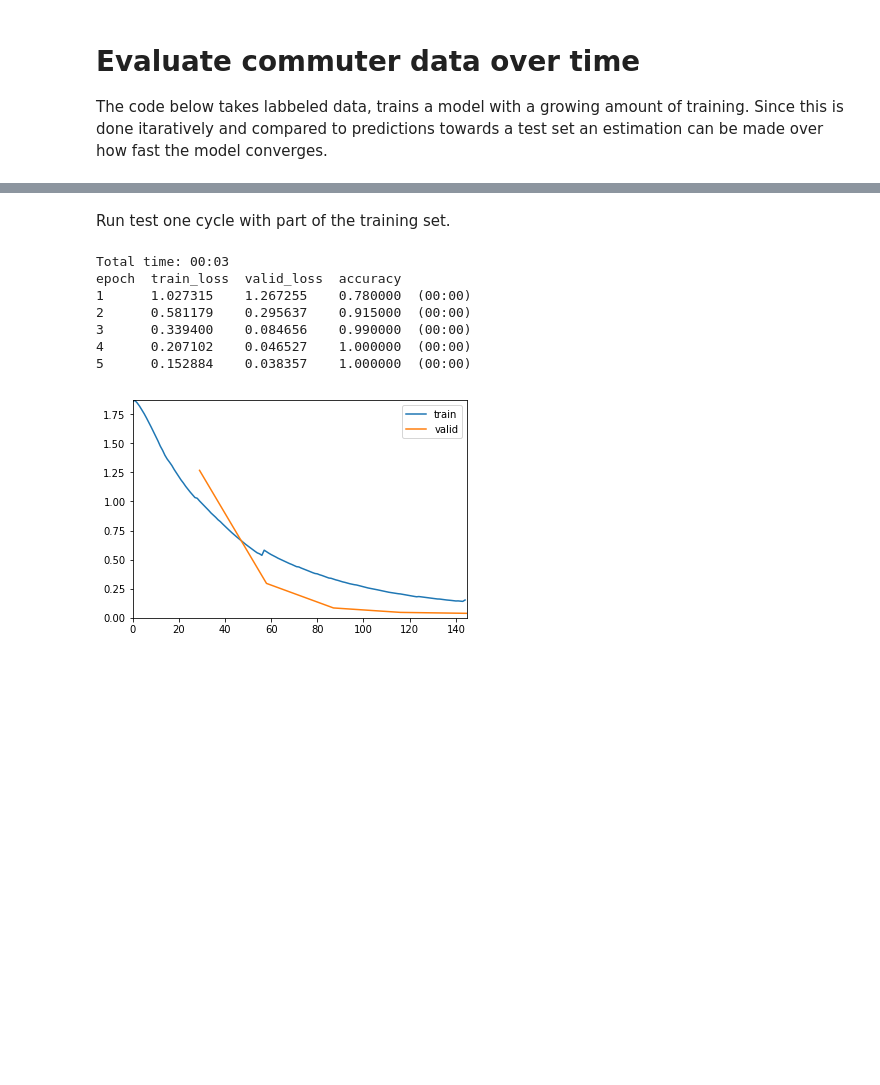
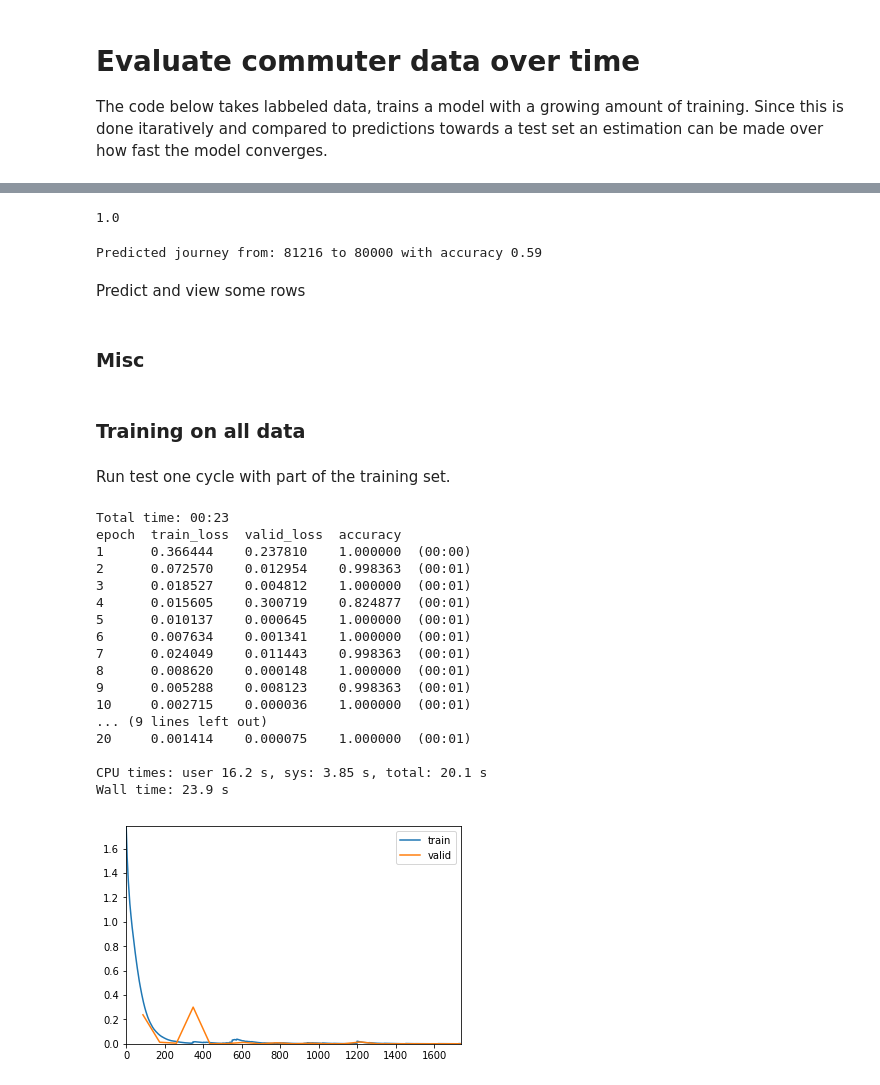
Before and after one commit to k3larra/interactiveML, a Jupyter notebook: Seminar_3/Tabtest.ipynb, the cells around one changed output, grey strips where cells are left out. Drawn from its saved outputs; the diff is of its cells as text; code cells hidden in the pictures; blank space fills up the shorter version.

Commit message:
new data

```diff
--- a/Seminar_3/Tabtest.ipynb
+++ b/Seminar_3/Tabtest.ipynb
@@ -6,12 +6,16 @@ Since this is done itaratively and compared to predictions towards a test set an
 #Setup
 from fastai import *          # Quick accesss to most common functionality
 from fastai.tabular import *  # Quick accesss to tabular functionality     # Access to example data provided with fastai
+from fastai.vision import *
 
 #print(df)path="data"
 dep_var = 'journey'
 cat_names = ["detectedActivity","weekday"]
 cont_names =["geoHash","minuteOfDay"]
 procs = [FillMissing, Categorify, Normalize]
+user = "tnK534JMwwfhvUEycn69HPbhqkt2" #Maria
+#user = "ehaBtfOPDNZjzy1MEvjQmGo4Zv12" #Andrea
+#user = "hCWCulj7M1aMVyd0Fm0Eqrv8q1Q2" #Bjorn
 
 def predict_journeys(learner,dataset):
     "Return"
@@ -34,21 +38,22 @@ def predict_journey(detectedActivity,geoHash,minuteOfday,weekday):
     predicted = learner.predict(dr.iloc[0])
     return(predicted[0],str(round(predicted[2].max().item(),2)))
 
-def evaluate_learner(rows_per_training:int,filename,testfilename):
-    dataSet = pd.read_csv("data/"+filename,comment="-")
-    datasetTest = pd.read_csv("data/"+testfilename,comment="-")
+def evaluate_learner(rows_per_training:int,trainingset,testset):
+    #dataSet = pd.read_csv("data/"+filename,comment="-")
+    #datasetTest = pd.read_csv("data/"+testfilename,comment="-")
     result = []
-    size=dataSet.shape[0]
-    for rows in range(rows_per_training,len(dataSet),rows_per_training):
-        df=dataSet[0:rows]
+    #size=trainingset.shape[0]
+    for rows in range(rows_per_training,len(trainingset),rows_per_training):
+        df=trainingset[0:rows]
+        idx= list(np.random.randint(0,len(df),int(len(df)*0.1)))
         data = (TabularList.from_df(df, path="models", cat_names=cat_names, cont_names=cont_names, procs=procs)
-                .split_by_idx(list(range(rows-(int(0.1*rows)), rows)))
+                .split_by_idx(idx)
                 .label_from_df(cols=dep_var)
                 .databunch())
         learner=tabular_learner(data, layers=[200,100], metrics=accuracy,callback_fns=ShowGraph)
         learner.fit_one_cycle(5)
         sizeR = len(learner.recorder.metrics)
         #run on testset
-        resultTest = predict_journeys(learner,datasetTest)
+        resultTest = predict_journeys(learner,testset)
         result.append([rows,learner.recorder.metrics[sizeR-1][0].item(),resultTest])
-    return (result,size)
+    return (result)
@@ -61,6 +59,0 @@ This assumes linear use for all weeks..
-# %%
-%%capture
-#user = "tnK534JMwwfhvUEycn69HPbhqkt2" #Maria
-#user = "ehaBtfOPDNZjzy1MEvjQmGo4Zv12"#Andrea
-user = "hCWCulj7M1aMVyd0Fm0Eqrv8q1Q2" #Bjorn
-result,size = evaluate_learner(129,user+"_train_valid.csv",user+"_test.csv")
@@ -92,25 +158,51 @@ plt.show()
+# %%
+print(accuracyTest)
+# %% [output]
+1.0
+# %%
+prediction,accuracy = predict_journey(3,1242479403,519,3)
+print("Predicted journey from: "+str(prediction)[0:5]+" to " +str(prediction)[5:10]+ " with accuracy "+str(accuracy));
+# %% [output]
+Predicted journey from: 81216 to 80000 with accuracy 0.59
+# %% [markdown]
+Predict and view some rows
+# %% [markdown]
+### Misc
+# %% [markdown]
+### Training on all data
 # %% [markdown]
 Run test one cycle with part of the training set.
 # %%
-filename = "shuffeled.csv"
-dataSetIn = pd.read_csv("data/"+filename,comment="-")
-dataSet=dataSetIn[0:2000]
+filename = user+"_train_valid.csv"
+dataSet = pd.read_csv("data/"+filename)
+#dataSet=dataSetIn[0:2000]
 rows=dataSet.shape[0]
+idx= list(np.random.randint(0,len(dataSet),int(len(dataSet)*0.1)))
 data = (TabularList.from_df(dataSet, path="models", cat_names=cat_names, cont_names=cont_names, procs=procs)
-                .split_by_idx(list(range(rows-(int(0.1*rows)), rows)))
+                .split_by_idx(idx)
                 .label_from_df(cols=dep_var)
                 .databunch())
 learner=tabular_learner(data, layers=[200,100], metrics=accuracy,callback_fns=ShowGraph)
-learner.fit_one_cycle(5)
+%time learner.fit_one_cycle(20,1e-2)
 #learn.fit(3, 1e-2)
 #testSet = pd.read_csv("data/testWithLabels.csv",comment="-")
 #resultTest = predict_journeys(learner,testSet)
 # %% [output]
-Total time: 00:03
+Total time: 00:23
 epoch  train_loss  valid_loss  accuracy
-1      1.027315    1.267255    0.780000  (00:00)
-2      0.581179    0.295637    0.915000  (00:00)
-3      0.339400    0.084656    0.990000  (00:00)
-4      0.207102    0.046527    1.000000  (00:00)
-5      0.152884    0.038357    1.000000  (00:00)
+1      0.366444    0.237810    1.000000  (00:00)
+2      0.072570    0.012954    0.998363  (00:01)
+3      0.018527    0.004812    1.000000  (00:01)
+4      0.015605    0.300719    0.824877  (00:01)
+5      0.010137    0.000645    1.000000  (00:01)
+6      0.007634    0.001341    1.000000  (00:01)
+7      0.024049    0.011443    0.998363  (00:01)
+8      0.008620    0.000148    1.000000  (00:01)
+9      0.005288    0.008123    0.998363  (00:01)
+10     0.002715    0.000036    1.000000  (00:01)
+... (9 lines left out)
+20     0.001414    0.000075    1.000000  (00:01)
+
+CPU times: user 16.2 s, sys: 3.85 s, total: 20.1 s
+Wall time: 23.9 s
-[figure, old version]
+[figure, new version]
```
Also changed, not shown: parts of 16 cells of this notebook, 6 other files.
